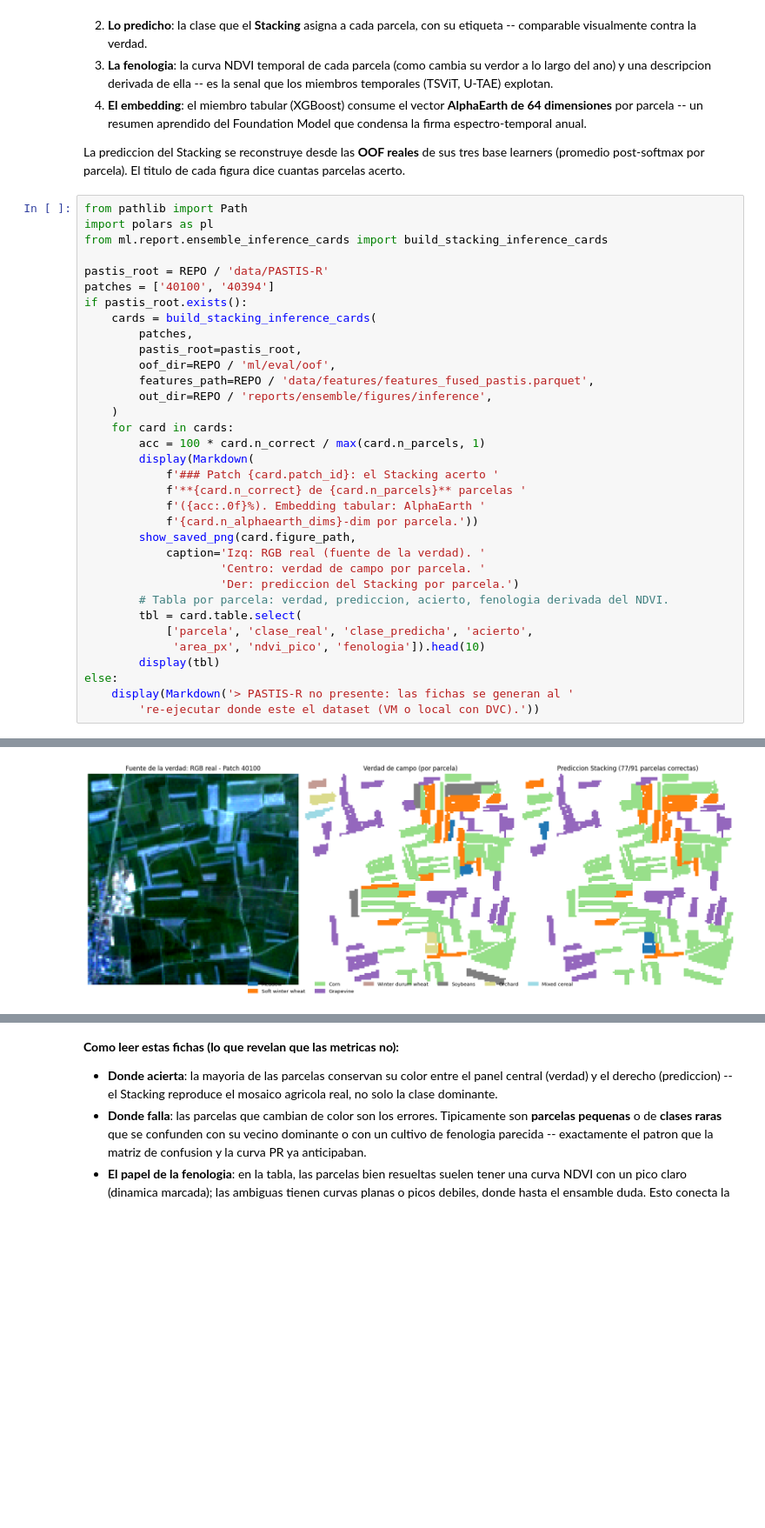
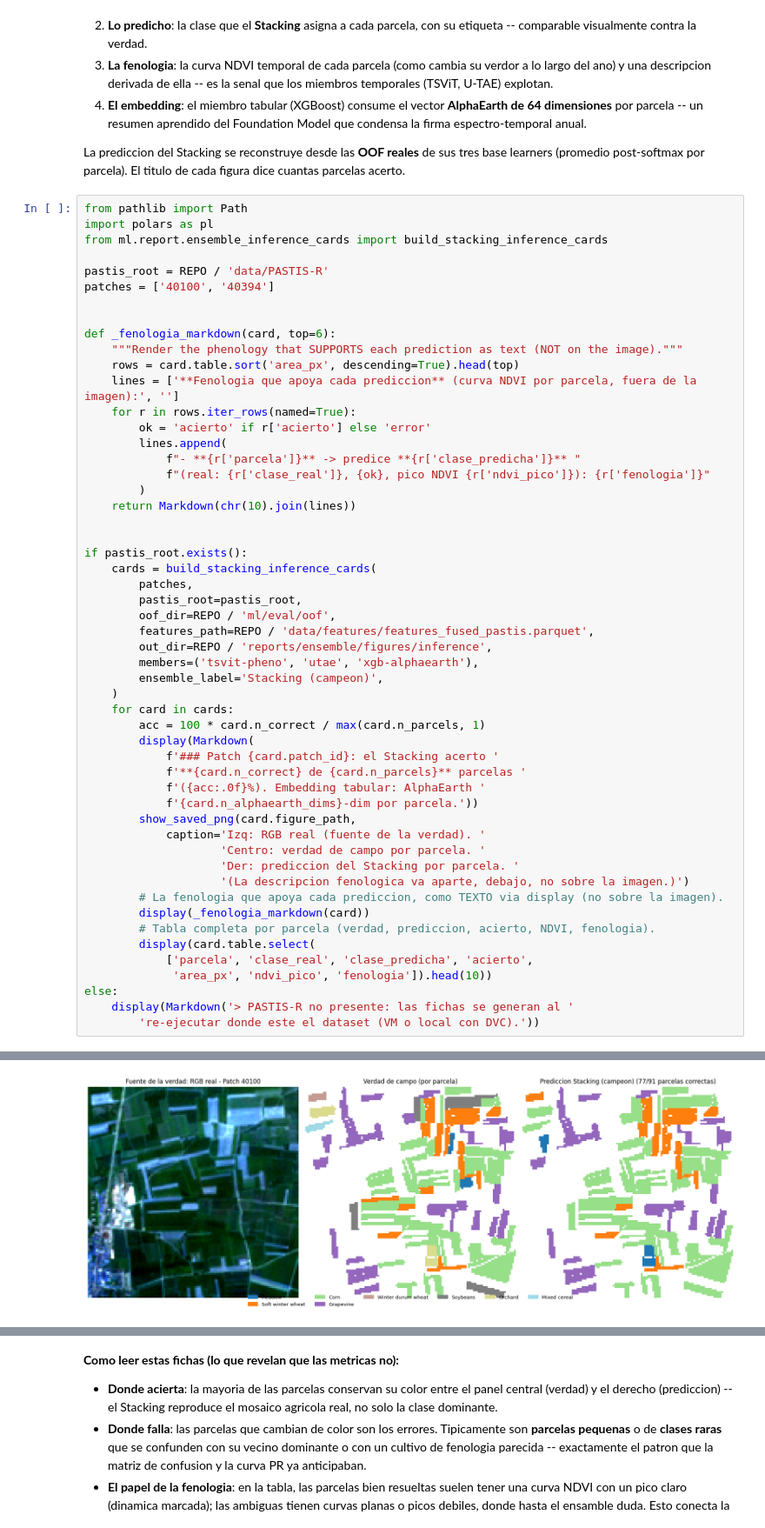
Before and after one commit to ArthurZizumbo/agrosat-copilot, a Jupyter notebook: notebooks/final_model/06c_ensambles_us040.ipynb, the cells around one changed output, grey strips where cells are left out. Shown at 87% size. Cells and saved outputs as stored; diff of their text form; blank space fills up the shorter version.

```diff
--- a/notebooks/final_model/06c_ensambles_us040.ipynb
+++ b/notebooks/final_model/06c_ensambles_us040.ipynb
@@ -137,6 +137,21 @@ from ml.report.ensemble_inference_cards import build_stacking_inference_cards
 
 pastis_root = REPO / 'data/PASTIS-R'
 patches = ['40100', '40394']
+
+
+def _fenologia_markdown(card, top=6):
+    """Render the phenology that SUPPORTS each prediction as text (NOT on the image)."""
+    rows = card.table.sort('area_px', descending=True).head(top)
+    lines = ['**Fenologia que apoya cada prediccion** (curva NDVI por parcela, fuera de la imagen):', '']
+    for r in rows.iter_rows(named=True):
+        ok = 'acierto' if r['acierto'] else 'error'
+        lines.append(
+            f"- **{r['parcela']}** -> predice **{r['clase_predicha']}** "
+            f"(real: {r['clase_real']}, {ok}, pico NDVI {r['ndvi_pico']}): {r['fenologia']}"
+        )
+    return Markdown(chr(10).join(lines))
+
+
 if pastis_root.exists():
     cards = build_stacking_inference_cards(
         patches,
@@ -144,6 +159,8 @@ if pastis_root.exists():
         oof_dir=REPO / 'ml/eval/oof',
         features_path=REPO / 'data/features/features_fused_pastis.parquet',
         out_dir=REPO / 'reports/ensemble/figures/inference',
+        members=('tsvit-pheno', 'utae', 'xgb-alphaearth'),
+        ensemble_label='Stacking (campeon)',
     )
     for card in cards:
         acc = 100 * card.n_correct / max(card.n_parcels, 1)
@@ -155,12 +172,14 @@ if pastis_root.exists():
         show_saved_png(card.figure_path,
             caption='Izq: RGB real (fuente de la verdad). '
                     'Centro: verdad de campo por parcela. '
-                    'Der: prediccion del Stacking por parcela.')
-        # Tabla por parcela: verdad, prediccion, acierto, fenologia derivada del NDVI.
-        tbl = card.table.select(
+                    'Der: prediccion del Stacking por parcela. '
+                    '(La descripcion fenologica va aparte, debajo, no sobre la imagen.)')
+        # La fenologia que apoya cada prediccion, como TEXTO via display (no sobre la imagen).
+        display(_fenologia_markdown(card))
+        # Tabla completa por parcela (verdad, prediccion, acierto, NDVI, fenologia).
+        display(card.table.select(
             ['parcela', 'clase_real', 'clase_predicha', 'acierto',
-             'area_px', 'ndvi_pico', 'fenologia']).head(10)
-        display(tbl)
+             'area_px', 'ndvi_pico', 'fenologia']).head(10))
 else:
     display(Markdown('> PASTIS-R no presente: las fichas se generan al '
         're-ejecutar donde este el dataset (VM o local con DVC).'))
@@ -172 +191 @@ else:
-[figure, old version]
+[figure, new version]
```
Also changed, not shown: parts of 3 cells of this notebook, 2 other files.
